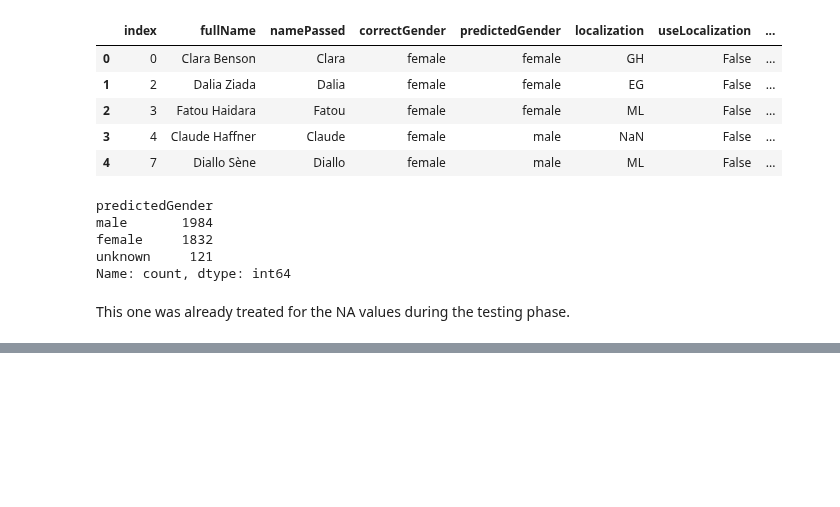
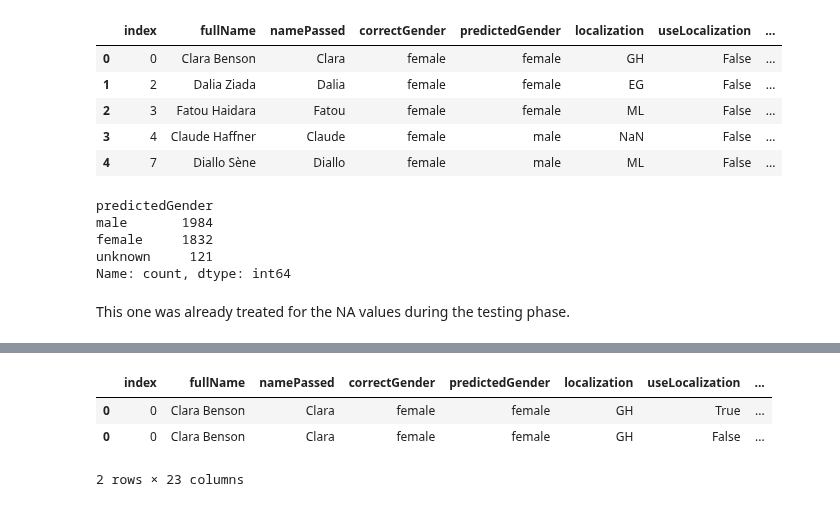
Before and after one commit to Briefgarde/name2genderresearch, a Jupyter notebook: notebooks/preprocessing/preprocessingTestData.ipynb, the cells around one changed output, grey strips where cells are left out. Drawn from its saved outputs; the diff is of its cells as text; code cells hidden in the pictures; blank space fills up the shorter version.

```diff
--- a/notebooks/preprocessing/preprocessingTestData.ipynb
+++ b/notebooks/preprocessing/preprocessingTestData.ipynb
@@ -669,0 +798,13 @@ except:
+# %%
+BASE_PATH = "C:/Users/brief/Desktop/Master/Ecole/Semestre3/M8_ProjetDeRecherche/code_ProjetDeRecherche/data/preprocessedTestData"
+
+print(os.listdir(BASE_PATH))
+
+masterdf = pd.DataFrame()
+
+for folderName in os.listdir(BASE_PATH):
+    folder_path = os.path.join(BASE_PATH, folderName)
+    for fileName in os.listdir(folder_path):
+        filePath = os.path.join(folder_path, fileName)
+        currentdf = pd.read_csv(filePath)
+        masterdf = pd.concat([masterdf, currentdf])
@@ -669,0 +827,11 @@ except:
+# %%
+genderizeKaggletestResult = masterdf[
+    (masterdf['source'] == WIKIDATA) &
+    (masterdf['serviceUsed'] == 'genderize.IO')
+]
+genderizeKaggletestResult[genderizeKaggletestResult['index']==0]
+# %% [output]
+|  | index | fullName | namePassed | correctGender | predictedGender | localization | useLocalization | ... |
+| 0 | 0 | Clara Benson | Clara | female | female | GH | True | ... |
+| 0 | 0 | Clara Benson | Clara | female | female | GH | False | ... |
+2 rows × 23 columns
```
Also changed, not shown: parts of 35 cells of this notebook, 11 other files.
